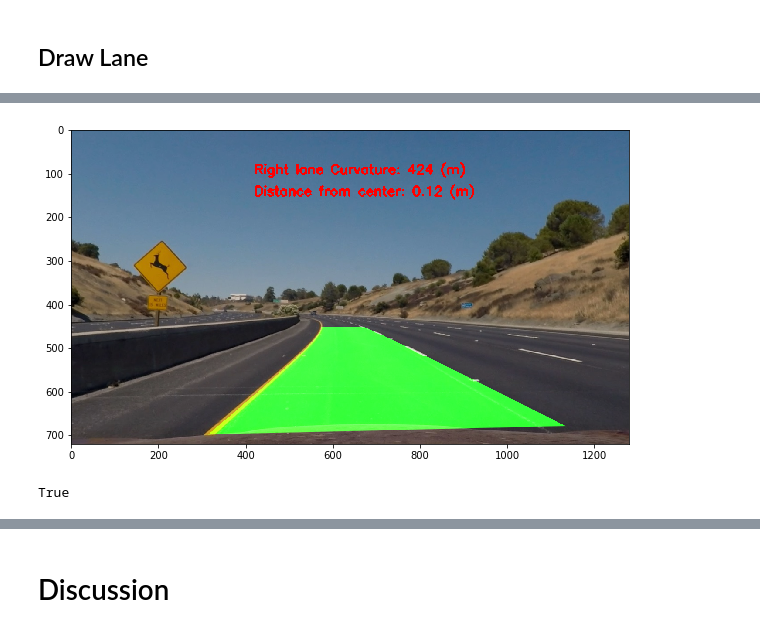
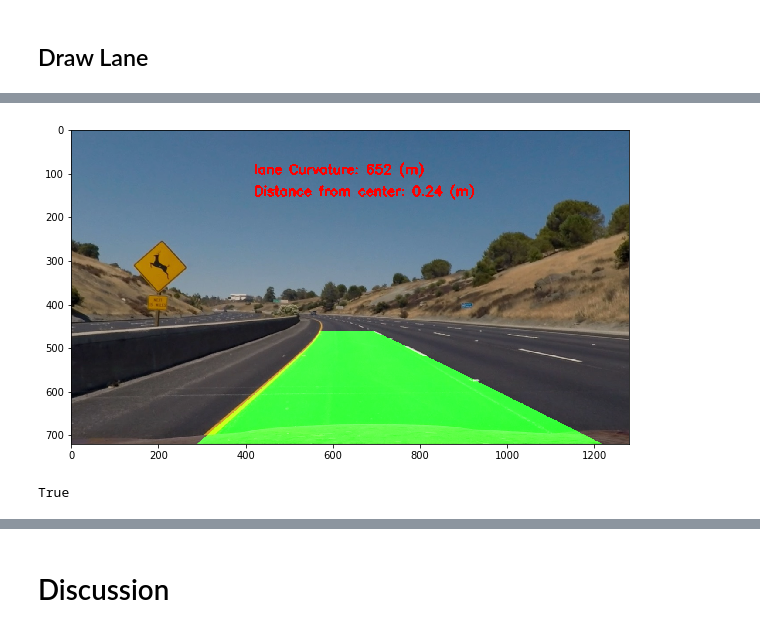
Before and after one commit to Ozi97/CarND-Advanced-Lane-Lines, a Jupyter notebook: ALane.ipynb, the cells around one changed output, grey strips where cells are left out. Drawn from its saved outputs; the diff is of its cells as text; code cells hidden in the pictures.

```diff
--- a/ALane.ipynb
+++ b/ALane.ipynb
@@ -159,7 +160,7 @@ def gaussian_blur(img, kernel_size=5):
 # %% [markdown]
 ## Thresholding
 # %%
-def abs_sobel_thresh(img, thresh_min=20, thresh_max=200):
+def abs_sobel_thresh(img, thresh_min=30, thresh_max=100):
     # Convert to grayscale
     gray = cv2.cvtColor(img, cv2.COLOR_RGB2GRAY)
 
@@ -183,7 +184,7 @@ plt.show()
 # %% [markdown]
 ## Color Thresholding in HLS
 # %%
-def hls_binary(image, channel, thresh_min=170, thresh_max=255):
+def hls_binary(image, channel, thresh_min=120, thresh_max=255):
     # Convert to HLS color space
     hls = cv2.cvtColor(image, cv2.COLOR_RGB2HLS)
 
@@ -262,8 +278,8 @@ plt.show()
 # %%
 def ROI(image):
 
-    top_left = (image.shape[1] * 0.4 , image.shape[0]/2)
-    top_right = (image.shape[1] * 0.45 , image.shape[0]/1.95)
+    top_left = (image.shape[1] * 0.50 , image.shape[0]/2)
+    top_right = (image.shape[1] * 0.52 , image.shape[0]/1.95)
 
     bottom_left = (image.shape[1] * 0.15, image.shape[0])
     bottom_right = (image.shape[1] * 0.93, image.shape[0])
@@ -540,9 +602,10 @@ plt.axis('off')
 # %%
 def draw_curves(image):
 
+
+    global left_fit, right_fit, left_poly_list, right_poly_list
     blank_image = get_blank_image(image)
-
-    left_px, right_px, left_base, right_base,window_l, window_r = get_lane_px(image)
+    left_px,right_px, left_base, right_base, window_l, window_r = get_lane_px(image)
     l_y, l_x = left_px
     r_y, r_x = right_px
     #print(r_x)
@@ -550,6 +613,8 @@ def draw_curves(image):
     # Second Order Polynomial to fit pixels
     left_lane = np.polyfit(l_y, l_x, 2)
     right_lane = np.polyfit(r_y, r_x, 2)
+    left_poly_list = np.array([left_lane])
+    right_poly_list = np.array([right_lane])
 
     func_l = np.poly1d(left_lane)
     func_r = np.poly1d(right_lane)
@@ -580,6 +645,16 @@ def draw_curves(image):
     left_fit = np.polyfit(lefty, leftx, 2)
     right_fit = np.polyfit(righty, rightx, 2)
 
+
+
+    #Average up to the last 10 frames
+    left_poly_list = np.concatenate((left_poly_list,[left_fit]),axis=0)[-10:]
+    right_poly_list = np.concatenate((right_poly_list,[right_fit]),axis=0)[-10:]
+    left_fit = np.average(left_poly_list,axis=0)
+    right_fit = np.average(right_poly_list,axis=0)
+
+
+
     # Generate x and y values for plotting
 
     left_fitx = left_fit[0]*ploty**2 + left_fit[1]*ploty + left_fit[2]
@@ -595,9 +670,11 @@ def draw_curves(image):
     right = right_fitx
     #right = list(map(int, func_r(x)))
 
+
     #left = np.meshgrid(x, left)
     #l_positions = np.vstack(map(np.ravel, g))
     #left_coord  = l_positions.reshape((-1,1,2))
+
 
     left_coord = np.array([[_left,_x] for _x, _left in zip(x, left)])
     right_coord = np.array([[_right,_x] for _x, _right in zip(x, right)])
@@ -611,7 +688,6 @@ def draw_curves(image):
     cv2.polylines(blank_image, np.int32([right_coord]), False, color=(255,0,0), thickness=30)
 
     #plt.imshow(blank_image)
-
     return left_coord, right_coord, left, right, left_base, right_base, blank_image
 
 a,b,c,d,e,f,g = draw_curves(P_img)
@@ -681,28 +762,39 @@ plt.show()
 # %%
+frame = 0
+left_lane = 0
+right_lane = 0
+
+
 def lane_pipline(image):
+
     undistorted   = undistort(image, cam_mtx, cam_dist)
     orig   = undistorted
     blurred   = gaussian_blur(image)
-    binary   = binary_img(undistorted)
+    binary   = binary_img(blurred)
     image   = ROI(binary)
     M, N    = transformation_matrix(image)
     wraped_img   = transform_perspective(image, M)
+    #left_px, right_px, left_base, right_base,window_l, window_r  = get_lane_px(image)
+
     lanes,left_curve, right_curve, deviation = draw_lanes(wraped_img)
+
     lanes   = transform_perspective(lanes, N)
-    final   = weighted_img(lanes, orig, α=0.8, β=1., λ=0.)
+    final   = weighted_img(lanes, orig)
 
-    cv2.putText(final, "Right lane Curvature: " + str(left_curve) + " (m)", (420,100), cv2.FONT_HERSHEY_SIMPLEX, 1, 255,3)
+
+    cv2.putText(final, "lane Curvature: " + str(left_curve) + " (m)", (420,100), cv2.FONT_HERSHEY_SIMPLEX, 1, 255,3)
     cv2.putText(final, "Distance from center: " + str(deviation) + " (m)", (420,150), cv2.FONT_HERSHEY_SIMPLEX, 1, 255, 3)
+
 
     return final
 plt.figure(figsize=(10,10))
 plt.imshow(lane_pipline(image))
 plt.show()
 
 
 cv2.imwrite('finall.jpg',cv2.cvtColor(lane_pipline(image), cv2.COLOR_RGB2BGR))
 # %% [output]
-[figure, old version]
+[figure, new version]
 True
 # %%
 from moviepy.editor import VideoFileClip
```
Also changed, not shown: parts of 13 cells of this notebook, 1 other file.
